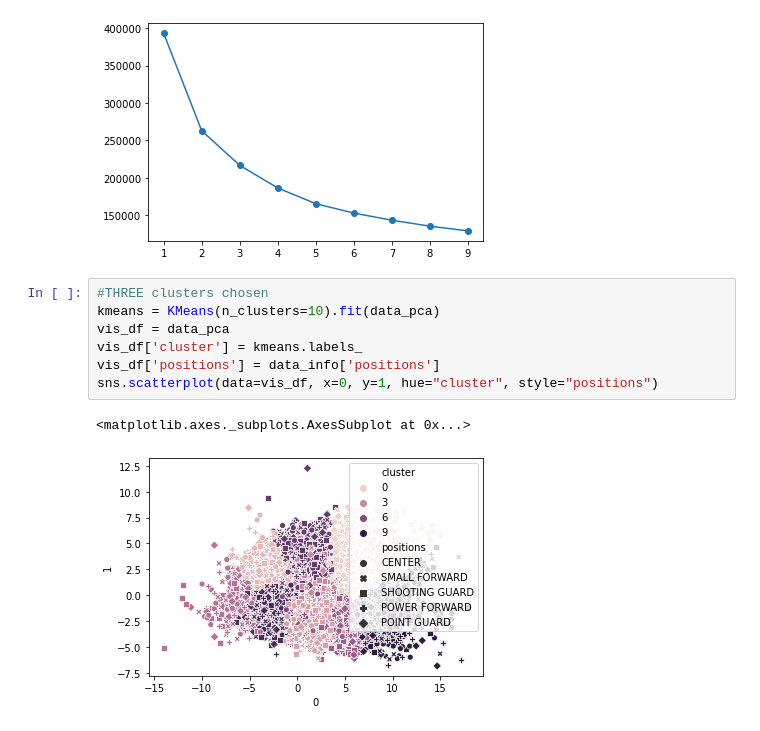
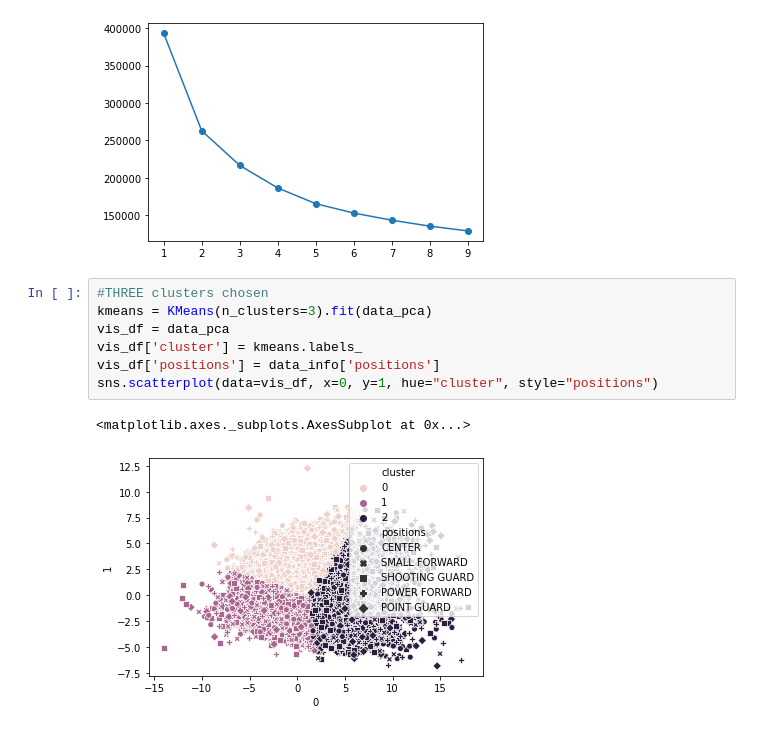
Before and after one commit to ZachLiu519/nba-model, a Jupyter notebook: clustering/clustering_entire_dataset.ipynb, the cells around one changed output. Cells and saved outputs as stored; diff of their text form.

```diff
--- a/clustering/clustering_entire_dataset.ipynb
+++ b/clustering/clustering_entire_dataset.ipynb
@@ -56,11 +56,11 @@ plt.plot(range(1, 10), wcss, marker='o')
 [figure]
 # %%
 #THREE clusters chosen
-kmeans = KMeans(n_clusters=10).fit(data_pca)
+kmeans = KMeans(n_clusters=3).fit(data_pca)
 vis_df = data_pca
 vis_df['cluster'] = kmeans.labels_
 vis_df['positions'] = data_info['positions']
 sns.scatterplot(data=vis_df, x=0, y=1, hue="cluster", style="positions")
 # %% [output]
 <matplotlib.axes._subplots.AxesSubplot at 0x...>
-[figure, old version]
+[figure, new version]
```
